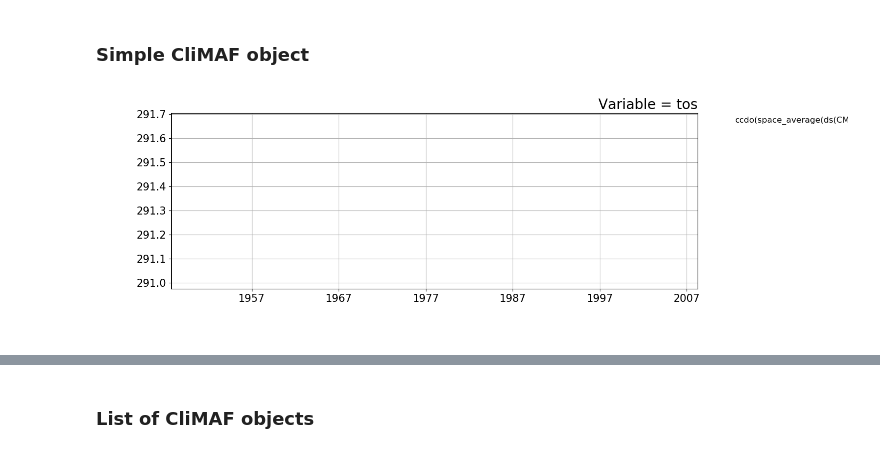
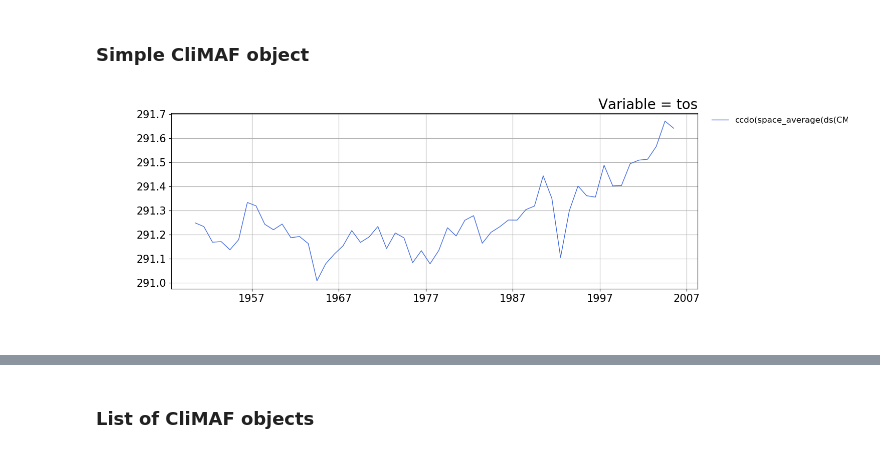
Before and after one commit to rigoudyg/climaf, a Jupyter notebook: examples/Getting-started-with-ts_plot.ipynb, the cells around one changed output, grey strips where cells are left out. Cells and saved outputs as stored; diff of their text form; code cells hidden in the pictures.

Commit message:
bugfix in ensemble_time_series_plot.py

```diff
--- a/examples/Getting-started-with-ts_plot.ipynb
+++ b/examples/Getting-started-with-ts_plot.ipynb
@@ -153,7 +153,9 @@ CliMAF documentation for ts_plot: https://climaf.readthedocs.io/en/master/functi
 ### Simple CliMAF object
 # %%
 # -- Trivial example: ts_dat is a CliMAF object
+
 myplot = ts_plot(ts_dat)
+cdrop(myplot)
 iplot(myplot)
 # %% [output]
-[figure, old version]
+[figure, new version]
```
Also changed, not shown: parts of 5 cells of this notebook, 2 other files.
